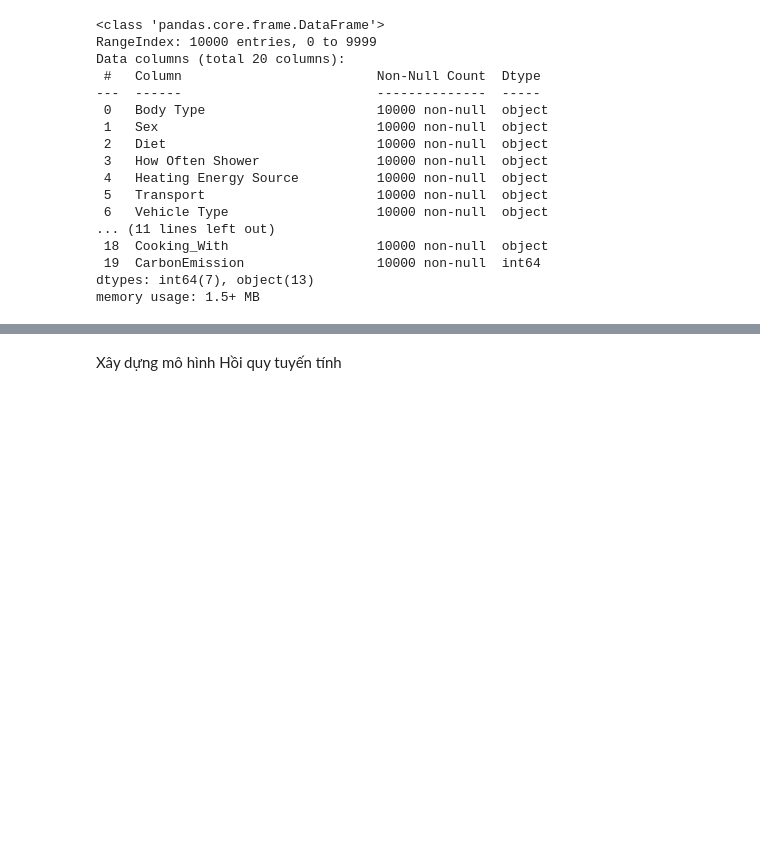
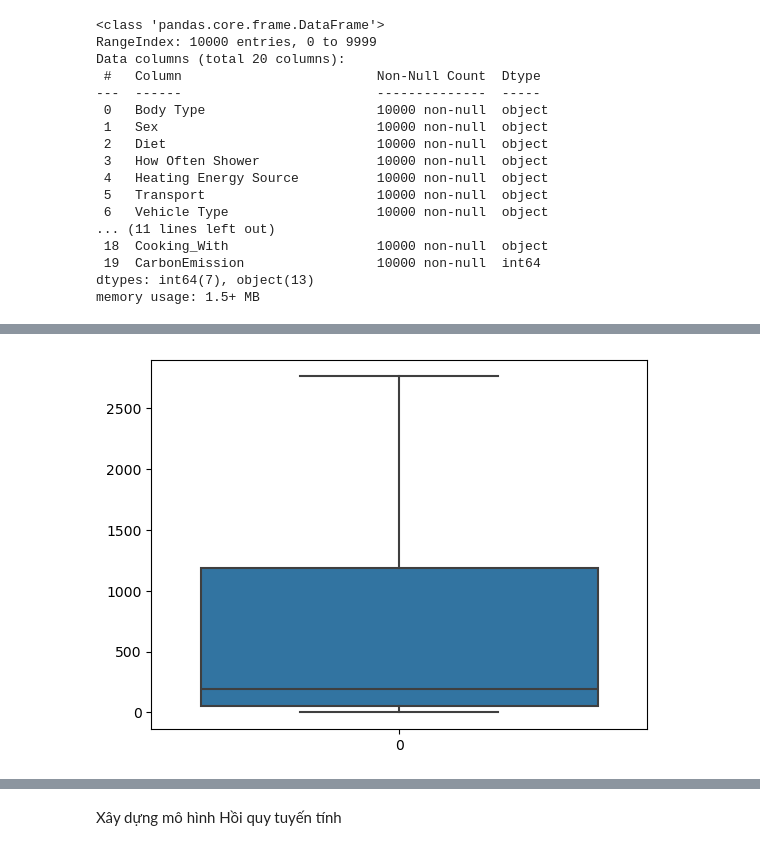
Before and after one commit to ThangQT2606/AI-ML-DL, a Jupyter notebook: CarbonEmission_AI.ipynb, the cells around one changed output, grey strips where cells are left out. Cells and saved outputs as stored; diff of their text form; code cells hidden in the pictures; blank space fills up the shorter version.

```diff
--- a/CarbonEmission_AI.ipynb
+++ b/CarbonEmission_AI.ipynb
@@ -84,0 +120,12 @@ object_columns = df.select_dtypes("object").columns.to_list()
+# %%
+q25, q75 = np.quantile(df["Vehicle Monthly Distance Km"], 0.25), np.quantile(df["Vehicle Monthly Distance Km"], 0.75)
+iqr = q75 - q25
+lower, upper = q25 - 0.1*iqr, q75 + 0.1*iqr
+df_iqr = df[(df["Vehicle Monthly Distance Km"] < upper) & (df["Vehicle Monthly Distance Km"] > lower)]
+# %%
+import seaborn as sns
+fig, axs = plt.subplots()
+sns.boxplot(data=df_iqr['Vehicle Monthly Distance Km'])
+plt.show()
+# %% [output]
+[figure, added]
```
Also changed, not shown: parts of 44 cells of this notebook, 2 other files.
